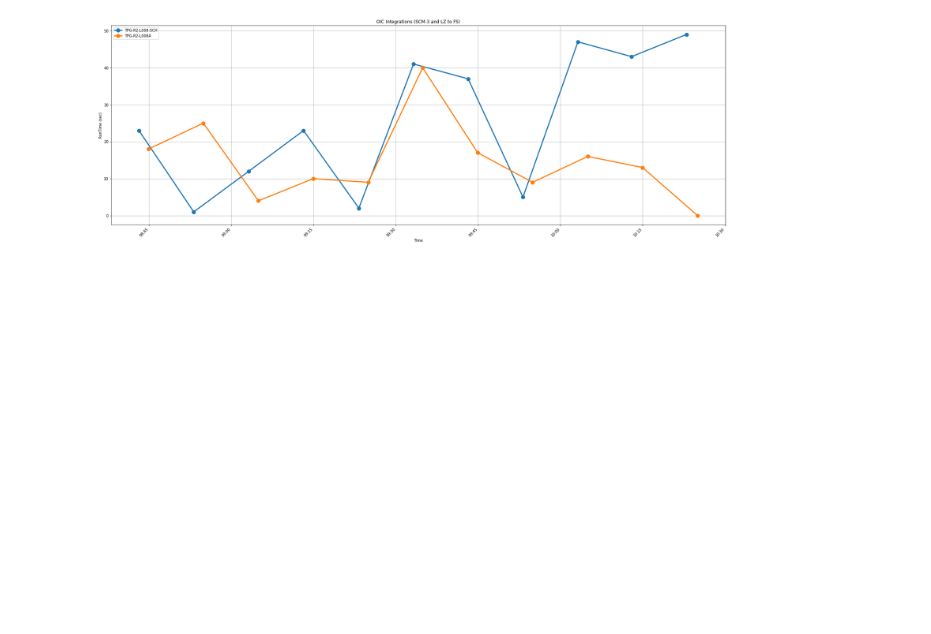
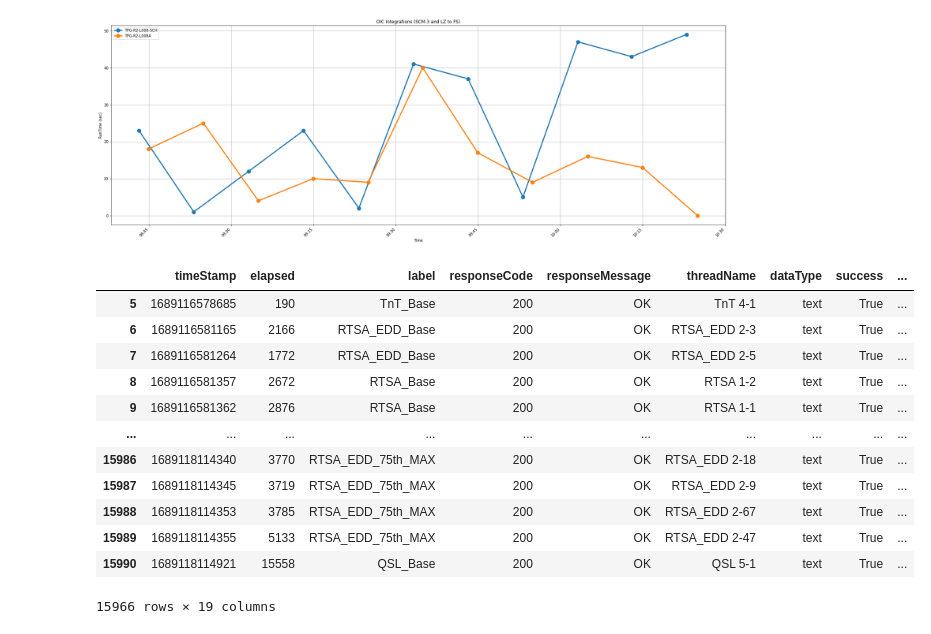
Before and after one commit to jakparker/PerfTestingVisualization, a Jupyter notebook: Day0 Visualizations.ipynb, the cells around one changed output. Saved outputs shown, nothing was run; the diff lists cells and outputs as text; code cells hidden in the pictures; blank space fills up the shorter version.

```diff
--- a/Day0 Visualizations.ipynb
+++ b/Day0 Visualizations.ipynb
@@ -115,0 +119,16 @@ TPG-R2-L008A
+# %%
+segments_1_5.results
+# %% [output]
+|  | timeStamp | elapsed | label | responseCode | responseMessage | threadName | dataType | success | ... |
+| 5 | 1689116578685 | 190 | TnT_Base | 200 | OK | TnT 4-1 | text | True | ... |
+| 6 | 1689116581165 | 2166 | RTSA_EDD_Base | 200 | OK | RTSA_EDD 2-3 | text | True | ... |
+| 7 | 1689116581264 | 1772 | RTSA_EDD_Base | 200 | OK | RTSA_EDD 2-5 | text | True | ... |
+| 8 | 1689116581357 | 2672 | RTSA_Base | 200 | OK | RTSA 1-2 | text | True | ... |
+| 9 | 1689116581362 | 2876 | RTSA_Base | 200 | OK | RTSA 1-1 | text | True | ... |
+| ... | ... | ... | ... | ... | ... | ... | ... | ... | ... |
+| 15986 | 1689118114340 | 3770 | RTSA_EDD_75th_MAX | 200 | OK | RTSA_EDD 2-18 | text | True | ... |
+| 15987 | 1689118114345 | 3719 | RTSA_EDD_75th_MAX | 200 | OK | RTSA_EDD 2-9 | text | True | ... |
+| 15988 | 1689118114353 | 3785 | RTSA_EDD_75th_MAX | 200 | OK | RTSA_EDD 2-67 | text | True | ... |
+| 15989 | 1689118114355 | 5133 | RTSA_EDD_75th_MAX | 200 | OK | RTSA_EDD 2-47 | text | True | ... |
+| 15990 | 1689118114921 | 15558 | QSL_Base | 200 | OK | QSL 5-1 | text | True | ... |
+15966 rows × 19 columns
```
Also changed, not shown: parts of 4 cells of this notebook.
